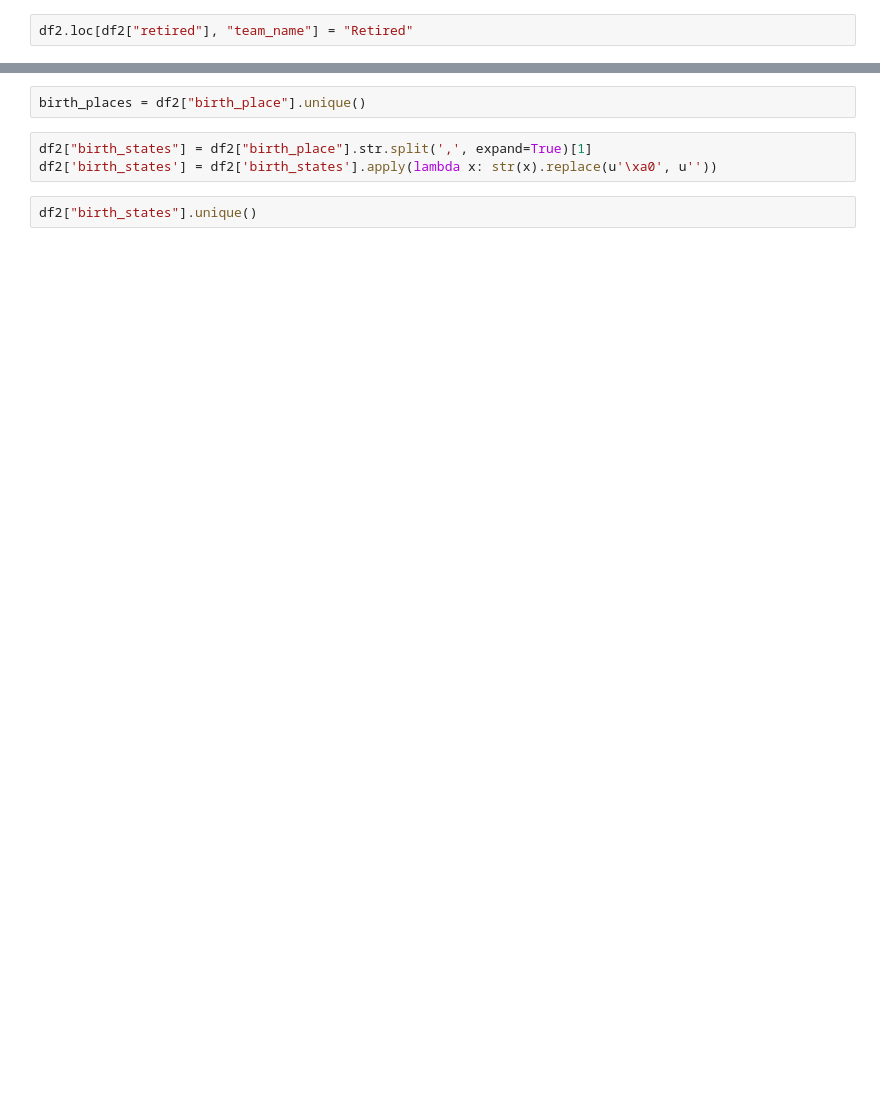
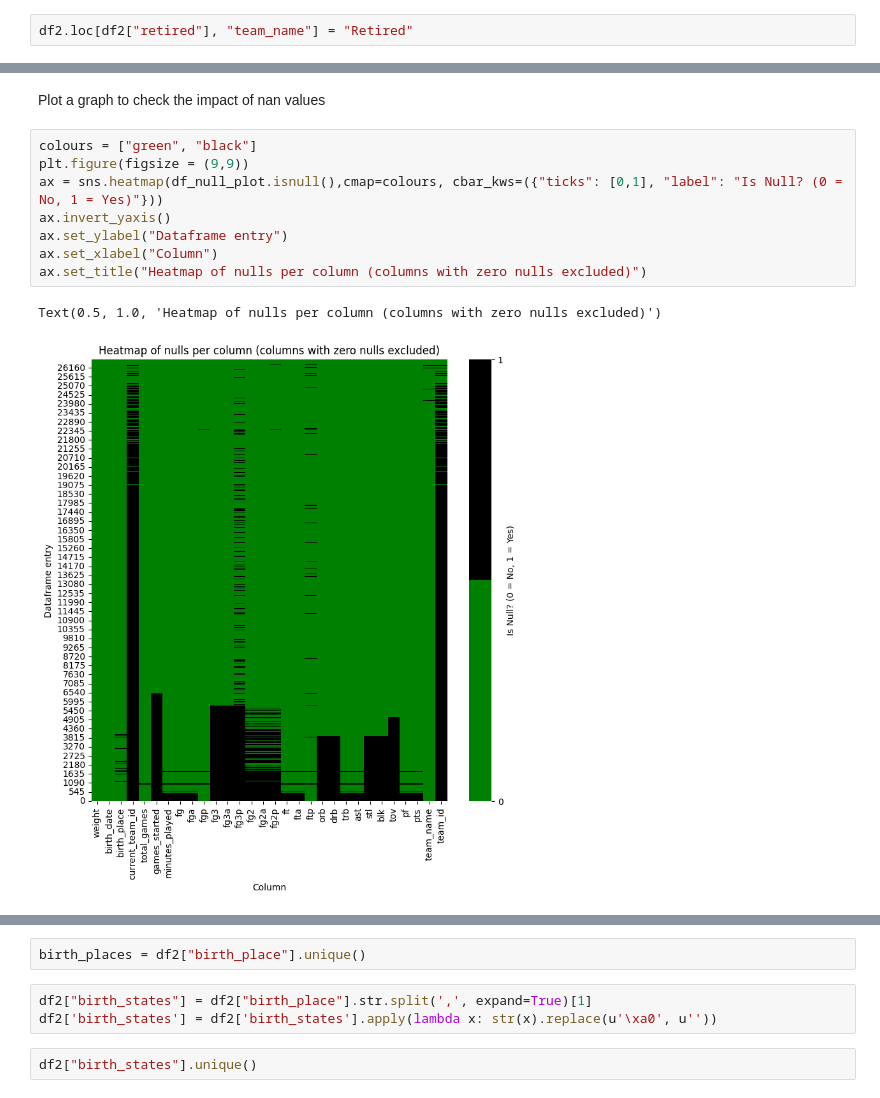
Before and after one commit to olesasha/InfoViz, a Jupyter notebook: Exercise1.ipynb, the cells around one changed output, grey strips where cells are left out. Drawn from its saved outputs; the diff is of its cells as text; blank space fills up the shorter version.

```diff
--- a/Exercise1.ipynb
+++ b/Exercise1.ipynb
@@ -102,0 +96,13 @@ memory usage: 8.4+ MB
+# %% [markdown]
+Plot a graph to check the impact of nan values
+# %%
+colours = ["green", "black"]
+plt.figure(figsize = (9,9))
+ax = sns.heatmap(df_null_plot.isnull(),cmap=colours, cbar_kws=({"ticks": [0,1], "label": "Is Null? (0 = No, 1 = Yes)"}))
+ax.invert_yaxis()
+ax.set_ylabel("Dataframe entry")
+ax.set_xlabel("Column")
+ax.set_title("Heatmap of nulls per column (columns with zero nulls excluded)")
+# %% [output]
+Text(0.5, 1.0, 'Heatmap of nulls per column (columns with zero nulls excluded)')
+[figure, added]
```
Also changed, not shown: parts of 21 cells of this notebook, 2 other files.
